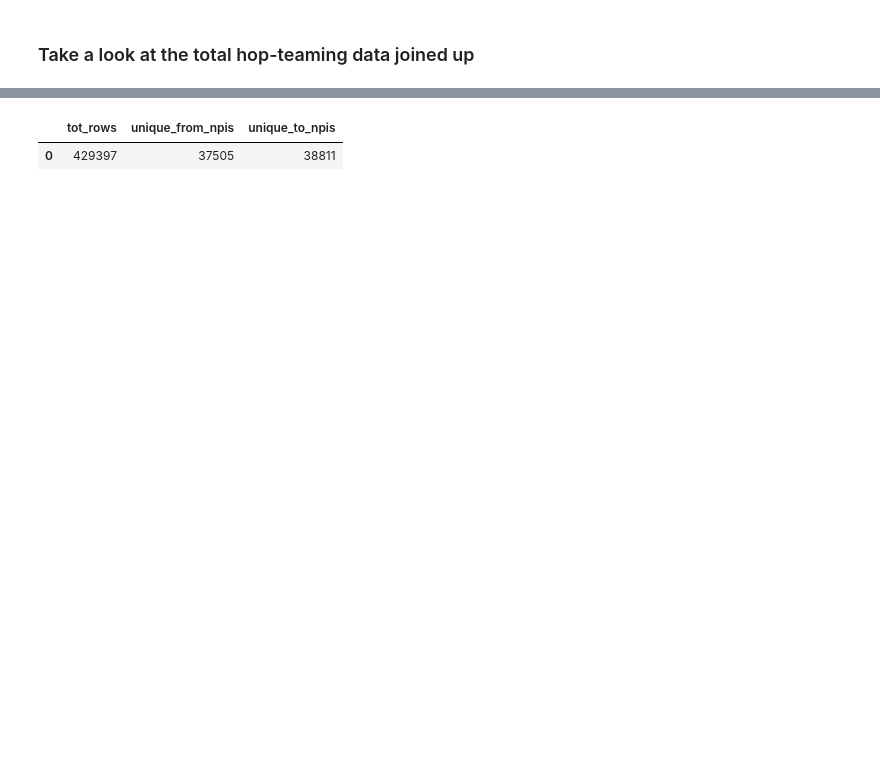
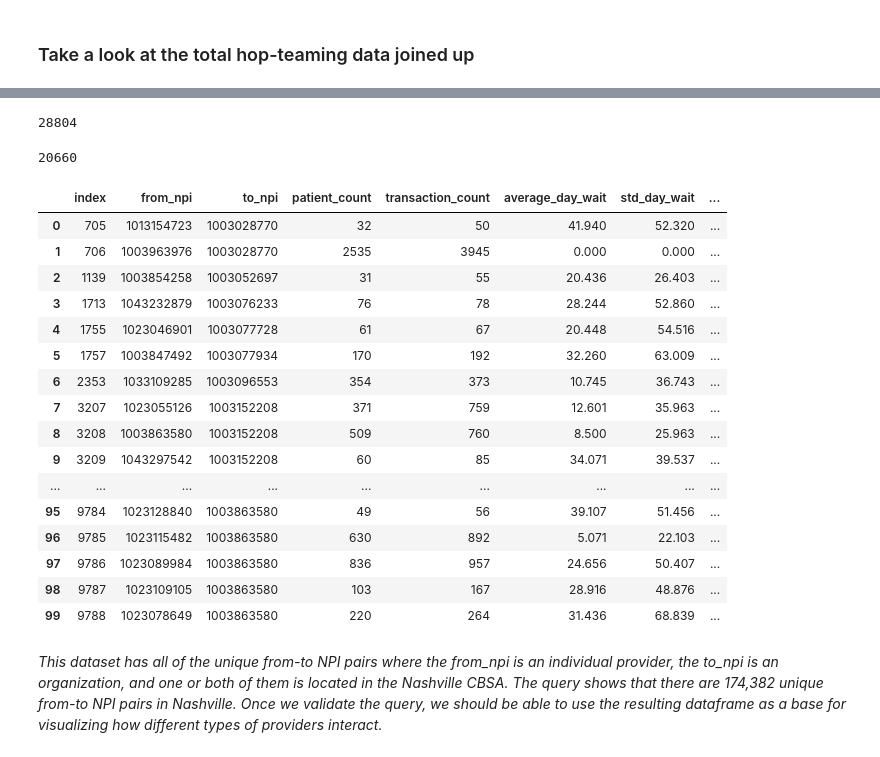
Before and after one commit to nss-data-science-cohort-4/hcbb_hop_team-motp, a Jupyter notebook: notebooks/eda-vai2fc.ipynb, the cells around one changed output, grey strips where cells are left out. Saved outputs shown, nothing was run; the diff lists cells and outputs as text; code cells hidden in the pictures; blank space fills up the shorter version.

Commit message:
fixing aggregations and composite query to get all nashville referrals.

```diff
--- a/notebooks/eda-vai2fc.ipynb
+++ b/notebooks/eda-vai2fc.ipynb
@@ -407,5 +511,32 @@ nashville_referrals = pd.read_sql(nashville_referrals, db)
+# %%
+# Double check that the counts line up with the aggregate query above
+nashville_referrals.from_npi.nunique()
+# %% [output]
+28804
+# %%
+# Double check that the counts line up with the aggregate query above
+nashville_referrals.to_npi.nunique()
+# %% [output]
+20660
 # %%
-nashville_referrals
+nashville_referrals.head(100)
 # %% [output]
-|  | tot_rows | unique_from_npis | unique_to_npis |
-| 0 | 429397 | 37505 | 38811 |
+|  | index | from_npi | to_npi | patient_count | transaction_count | average_day_wait | std_day_wait | ... |
+| 0 | 705 | 1013154723 | 1003028770 | 32 | 50 | 41.940 | 52.320 | ... |
+| 1 | 706 | 1003963976 | 1003028770 | 2535 | 3945 | 0.000 | 0.000 | ... |
+| 2 | 1139 | 1003854258 | 1003052697 | 31 | 55 | 20.436 | 26.403 | ... |
+| 3 | 1713 | 1043232879 | 1003076233 | 76 | 78 | 28.244 | 52.860 | ... |
+| 4 | 1755 | 1023046901 | 1003077728 | 61 | 67 | 20.448 | 54.516 | ... |
+| 5 | 1757 | 1003847492 | 1003077934 | 170 | 192 | 32.260 | 63.009 | ... |
+| 6 | 2353 | 1033109285 | 1003096553 | 354 | 373 | 10.745 | 36.743 | ... |
+| 7 | 3207 | 1023055126 | 1003152208 | 371 | 759 | 12.601 | 35.963 | ... |
+| 8 | 3208 | 1003863580 | 1003152208 | 509 | 760 | 8.500 | 25.963 | ... |
+| 9 | 3209 | 1043297542 | 1003152208 | 60 | 85 | 34.071 | 39.537 | ... |
+| ... | ... | ... | ... | ... | ... | ... | ... | ... |
+| 95 | 9784 | 1023128840 | 1003863580 | 49 | 56 | 39.107 | 51.456 | ... |
+| 96 | 9785 | 1023115482 | 1003863580 | 630 | 892 | 5.071 | 22.103 | ... |
+| 97 | 9786 | 1023089984 | 1003863580 | 836 | 957 | 24.656 | 50.407 | ... |
+| 98 | 9787 | 1023109105 | 1003863580 | 103 | 167 | 28.916 | 48.876 | ... |
+| 99 | 9788 | 1023078649 | 1003863580 | 220 | 264 | 31.436 | 68.839 | ... |
+# %% [markdown]
+*This dataset has all of the unique from-to NPI pairs where the from_npi is an individual provider, the to_npi is an organization, and one or both of them is located in the Nashville CBSA. The query shows that there are 174,382 unique from-to NPI pairs in Nashville. Once we validate the query, we should be able to use the resulting dataframe as a base for visualizing how different types of providers interact.*
```
Also changed, not shown: parts of 5 cells of this notebook.
